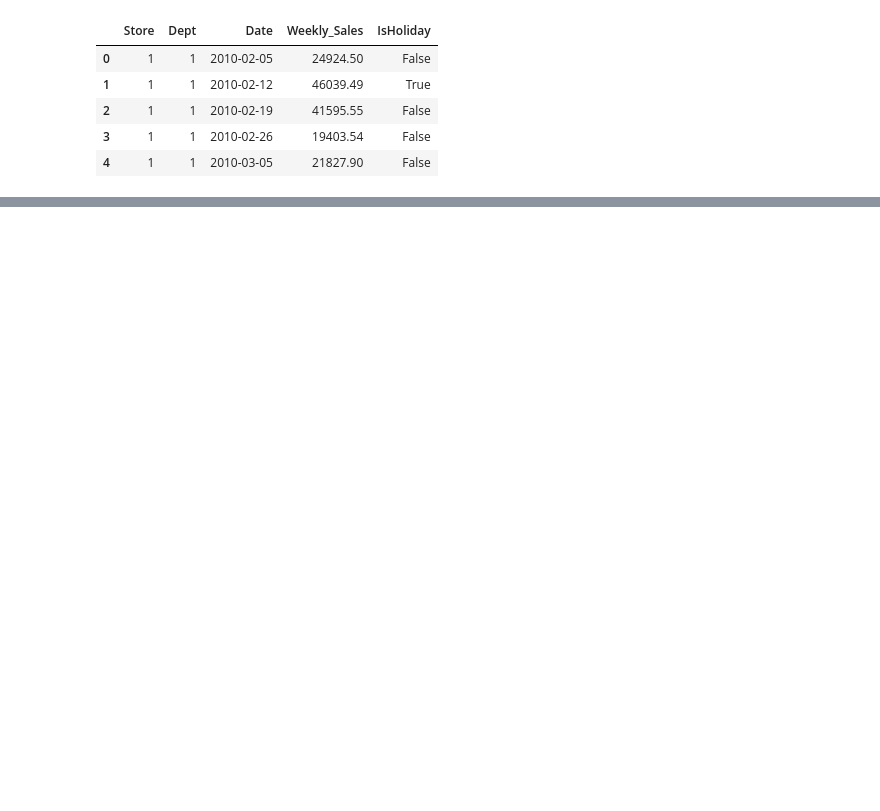
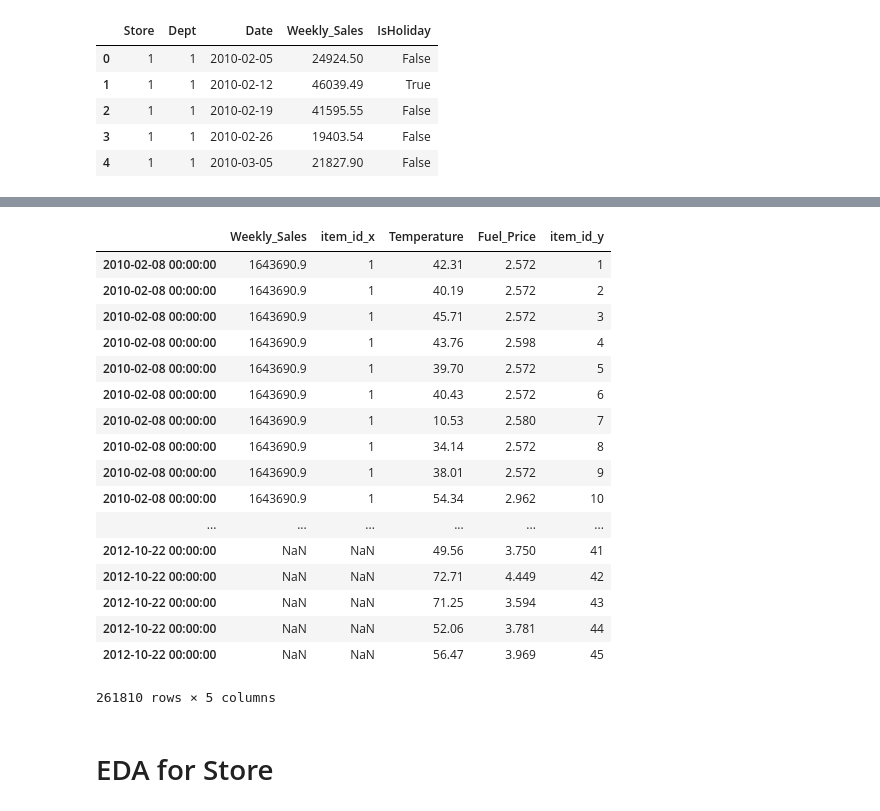
Before and after one commit to gonsoomoon-ml/Forecast, a Jupyter notebook: WalmartSale/EDA.ipynb, the cells around one changed output, grey strips where cells are left out. Cells and saved outputs as stored; diff of their text form; code cells hidden in the pictures; blank space fills up the shorter version.

```diff
--- a/WalmartSale/EDA.ipynb
+++ b/WalmartSale/EDA.ipynb
@@ -266,0 +248,2 @@ store_data.head()
+# %%
+feature_df = feature_df.drop(['MarkDown1','MarkDown2','MarkDown3','MarkDown4','MarkDown5'], axis=1)
@@ -266,0 +274,4 @@ store_data.head()
+# %%
+# Drop CPI, Unemployment because of missing values
+# Drop isHoliday because isHoliday exists in the built-in data of AWS Forecast
+feature_df = feature_df.drop(['CPI','Unemployment','IsHoliday'], axis=1)
@@ -266,0 +382,25 @@ store_data.head()
+# %%
+pd.merge(target_stores_sales, feature_df,
+         left_index=True, right_index=True,
+        how='outer')
+# %% [output]
+|  | Weekly_Sales | item_id_x | Temperature | Fuel_Price | item_id_y |
+| 2010-02-08 00:00:00 | 1643690.9 | 1 | 42.31 | 2.572 | 1 |
+| 2010-02-08 00:00:00 | 1643690.9 | 1 | 40.19 | 2.572 | 2 |
+| 2010-02-08 00:00:00 | 1643690.9 | 1 | 45.71 | 2.572 | 3 |
+| 2010-02-08 00:00:00 | 1643690.9 | 1 | 43.76 | 2.598 | 4 |
+| 2010-02-08 00:00:00 | 1643690.9 | 1 | 39.70 | 2.572 | 5 |
+| 2010-02-08 00:00:00 | 1643690.9 | 1 | 40.43 | 2.572 | 6 |
+| 2010-02-08 00:00:00 | 1643690.9 | 1 | 10.53 | 2.580 | 7 |
+| 2010-02-08 00:00:00 | 1643690.9 | 1 | 34.14 | 2.572 | 8 |
+| 2010-02-08 00:00:00 | 1643690.9 | 1 | 38.01 | 2.572 | 9 |
+| 2010-02-08 00:00:00 | 1643690.9 | 1 | 54.34 | 2.962 | 10 |
+| ... | ... | ... | ... | ... | ... |
+| 2012-10-22 00:00:00 | NaN | NaN | 49.56 | 3.750 | 41 |
+| 2012-10-22 00:00:00 | NaN | NaN | 72.71 | 4.449 | 42 |
+| 2012-10-22 00:00:00 | NaN | NaN | 71.25 | 3.594 | 43 |
+| 2012-10-22 00:00:00 | NaN | NaN | 52.06 | 3.781 | 44 |
+| 2012-10-22 00:00:00 | NaN | NaN | 56.47 | 3.969 | 45 |
+261810 rows × 5 columns
+# %% [markdown]
+# EDA for Store
```
Also changed, not shown: parts of 52 cells of this notebook, 17 other files.
